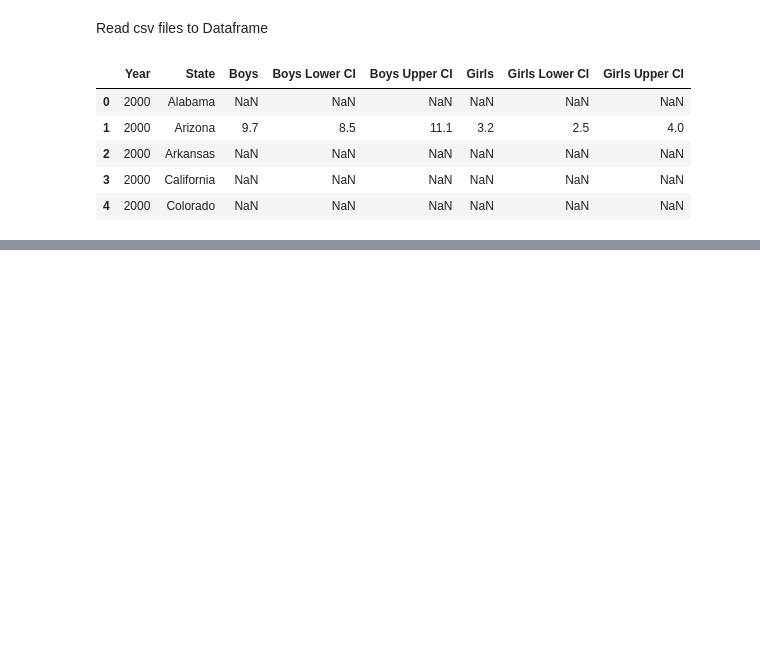
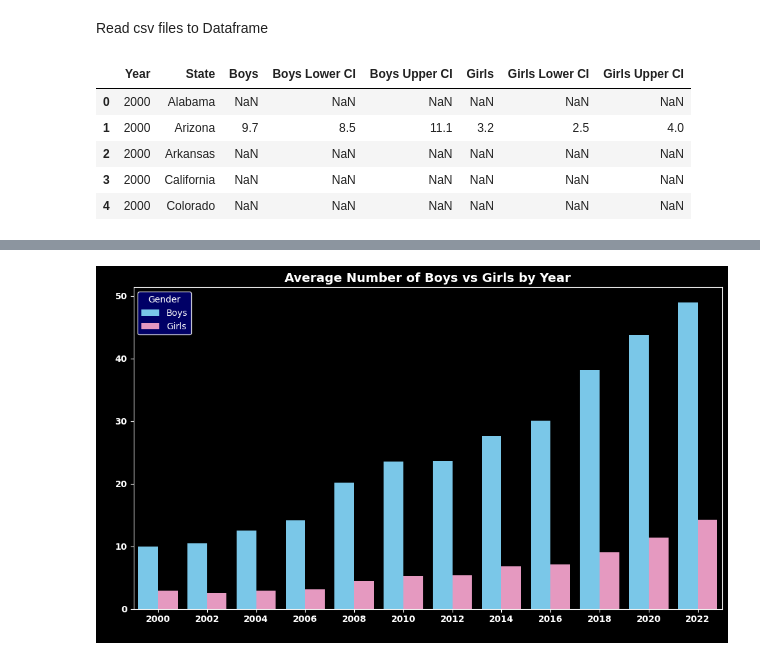
Before and after one commit to janvimehendale/capstone, a Jupyter notebook: notebooks/gender.ipynb, the cells around one changed output, grey strips where cells are left out. Cells and saved outputs as stored; diff of their text form; code cells hidden in the pictures; blank space fills up the shorter version.

```diff
--- a/notebooks/gender.ipynb
+++ b/notebooks/gender.ipynb
@@ -21,3 +21,6 @@ gender.head()
 | 2 | 2000 | Arkansas | NaN | NaN | NaN | NaN | NaN | NaN |
 | 3 | 2000 | California | NaN | NaN | NaN | NaN | NaN | NaN |
 | 4 | 2000 | Colorado | NaN | NaN | NaN | NaN | NaN | NaN |
+# %%
+gender_year = gender.groupby('Year')[['Boys', 'Girls']].mean().reset_index()
+gender_year
@@ -23,0 +41,58 @@ gender.head()
+# %%
+plt.figure(figsize=(10, 6), facecolor="black")
+
+# Melt for easier plotting
+gender_melt = gender_year.melt(id_vars="Year", value_vars=["Boys", "Girls"],
+                           var_name="Gender", value_name="Count")
+
+# Custom palette
+palette = {
+    "Boys": "#68CEFA",
+    "Girls": "#F28CC0"
+}
+
+sns.barplot(
+    data=df_melt,
+    x="Year",
+    y="Count",
+    hue="Gender",
+    palette=palette
+)
+
+# Title
+plt.title(
+    "Average Number of Boys vs Girls by Year",
+    fontsize=14,
+    fontweight="bold",
+    color="white"
+)
+
+# Axes styling
+ax = plt.gca()
+ax.set_facecolor("black")
+
+# Tick labels
+ax.tick_params(axis='x', colors='white', labelsize=10)
+ax.tick_params(axis='y', colors='white', labelsize=10)
+
+for tick in ax.get_xticklabels():
+    tick.set_color("white")
+    tick.set_fontweight("bold")
+
+for tick in ax.get_yticklabels():
+    tick.set_color("white")
+    tick.set_fontweight("bold")
+
+# Spines
+for spine in ax.spines.values():
+    spine.set_color("white")
+
+# Make legend title white
+leg = plt.legend(title="Gender",facecolor="navy", edgecolor="white", labelcolor="white")
+plt.setp(leg.get_title(), color="white")
+
+plt.tight_layout()
+plt.savefig("cases_gender", dpi=300, bbox_inches="tight", transparent=True)
+plt.show()
+# %% [output]
+[figure, added]
```
Also changed, not shown: parts of 1 cell of this notebook, 7 other files.
